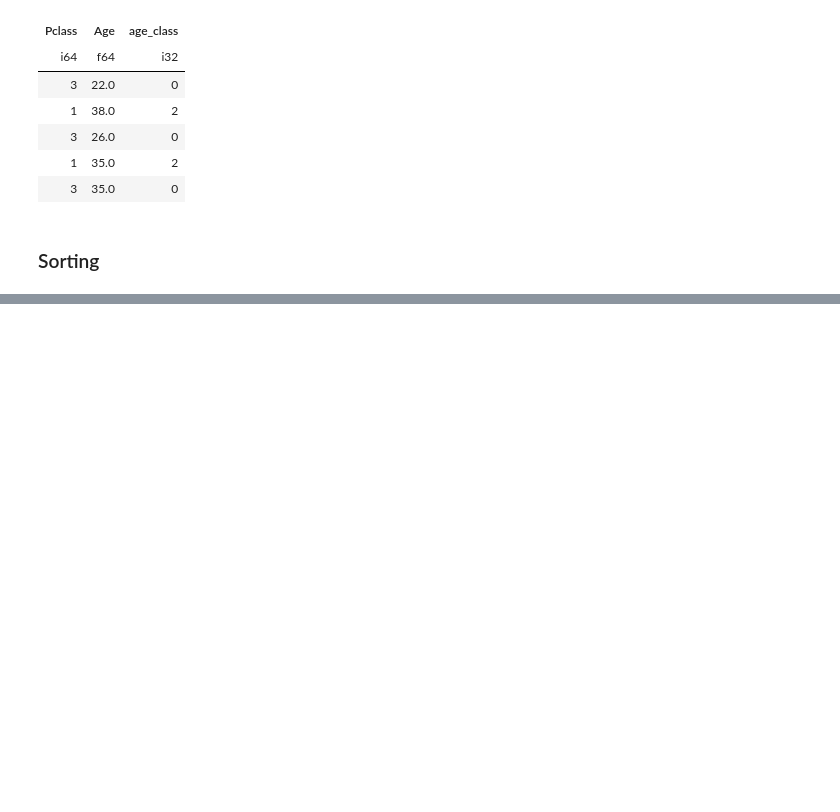
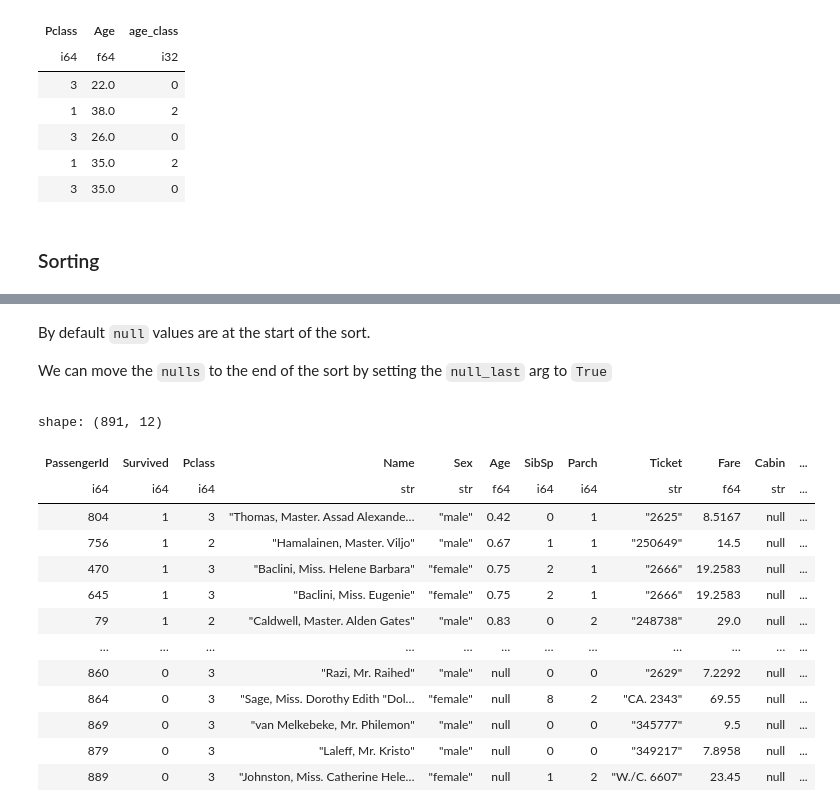
Before and after one commit to ddanghyni/PYTHON, a Jupyter notebook: Polars/05_Selecting_transformations.ipynb, the cells around one changed output, grey strips where cells are left out. Cells and saved outputs as stored; diff of their text form; code cells hidden in the pictures; blank space fills up the shorter version.

```diff
--- a/Polars/05_Selecting_transformations.ipynb
+++ b/Polars/05_Selecting_transformations.ipynb
@@ -596,0 +616,20 @@ shape: (5, 3)
+# %% [markdown]
+By default `null` values are at the start of the sort. <p>
+We can move the `nulls` to the end of the sort by setting the `null_last` arg to `True`
+# %%
+df.sort('Age', nulls_last=True)
+# %% [output]
+shape: (891, 12)
+| PassengerId | Survived | Pclass | Name | Sex | Age | SibSp | Parch | Ticket | Fare | Cabin | ... |
+| i64 | i64 | i64 | str | str | f64 | i64 | i64 | str | f64 | str | ... |
+| 804 | 1 | 3 | "Thomas, Master. Assad Alexande… | "male" | 0.42 | 0 | 1 | "2625" | 8.5167 | null | ... |
+| 756 | 1 | 2 | "Hamalainen, Master. Viljo" | "male" | 0.67 | 1 | 1 | "250649" | 14.5 | null | ... |
+| 470 | 1 | 3 | "Baclini, Miss. Helene Barbara" | "female" | 0.75 | 2 | 1 | "2666" | 19.2583 | null | ... |
+| 645 | 1 | 3 | "Baclini, Miss. Eugenie" | "female" | 0.75 | 2 | 1 | "2666" | 19.2583 | null | ... |
+| 79 | 1 | 2 | "Caldwell, Master. Alden Gates" | "male" | 0.83 | 0 | 2 | "248738" | 29.0 | null | ... |
+| … | … | … | … | … | … | … | … | … | … | … | ... |
+| 860 | 0 | 3 | "Razi, Mr. Raihed" | "male" | null | 0 | 0 | "2629" | 7.2292 | null | ... |
+| 864 | 0 | 3 | "Sage, Miss. Dorothy Edith "Dol… | "female" | null | 8 | 2 | "CA. 2343" | 69.55 | null | ... |
+| 869 | 0 | 3 | "van Melkebeke, Mr. Philemon" | "male" | null | 0 | 0 | "345777" | 9.5 | null | ... |
+| 879 | 0 | 3 | "Laleff, Mr. Kristo" | "male" | null | 0 | 0 | "349217" | 7.8958 | null | ... |
+| 889 | 0 | 3 | "Johnston, Miss. Catherine Hele… | "female" | null | 1 | 2 | "W./C. 6607" | 23.45 | null | ... |
```
Also changed, not shown: parts of 74 cells of this notebook.
